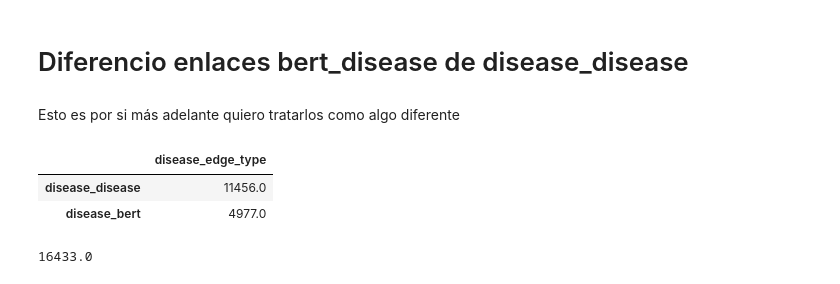
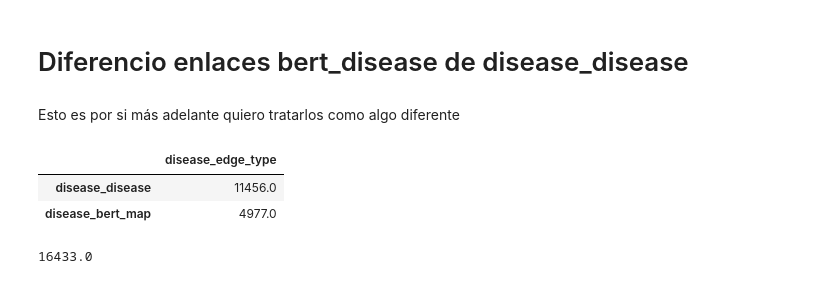
Before and after one commit to ingridheuer/gcnn_gdas, a Jupyter notebook: src/network_analysis/network_analysis.ipynb, the cells around one changed output. Drawn from its saved outputs; the diff is of its cells as text; code cells hidden in the pictures.

Commit message:
unified bert reference scripts

```diff
--- a/src/network_analysis/network_analysis.ipynb
+++ b/src/network_analysis/network_analysis.ipynb
@@ -177,12 +159,15 @@ final_bert_edges.to_csv(graph_data+"disease_bert_edges.csv")
+# %%
+dd = graph_edge_data[graph_edge_data.edge_type == "disease_disease"]
+bert_edges = pd.read_csv(graph_data+"disease_bert_edges.csv")
 # %%
-disease_edge_types = pd.merge(dd,final_bert_edges[["x_index","y_index","disease_edge_type"]], left_on=["x_index","y_index"], right_on=["x_index","y_index"],how="left")
+disease_edge_types = pd.merge(dd,bert_edges[["x_index","y_index","disease_edge_type"]], left_on=["x_index","y_index"], right_on=["x_index","y_index"],how="left")
 disease_edge_types.disease_edge_type = disease_edge_types.disease_edge_type.fillna("disease_disease")
-num_bert_map = disease_edge_types.disease_edge_type.value_counts()["disease_bert"]/2
+num_bert_map = disease_edge_types.disease_edge_type.value_counts()["disease_bert_map"]/2
 display(pd.DataFrame(disease_edge_types.disease_edge_type.value_counts()/2))
 # %% [output]
 |  | disease_edge_type |
 | disease_disease | 11456.0 |
-| disease_bert | 4977.0 |
+| disease_bert_map | 4977.0 |
 # %%
 num_bert_mondo = len(disease_edge_types[(disease_edge_types.disease_edge_type == "disease_disease") & ((disease_edge_types.x_type == "bert_group")|(disease_edge_types.y_type == "bert_group"))])/2
 num_true_disease_disease = len(disease_edge_types[(disease_edge_types.disease_edge_type == "disease_disease") & (disease_edge_types.x_type != "bert_group") & (disease_edge_types.y_type != "bert_group")])/2
```
Also changed, not shown: parts of 2 cells of this notebook, 1 other file.
